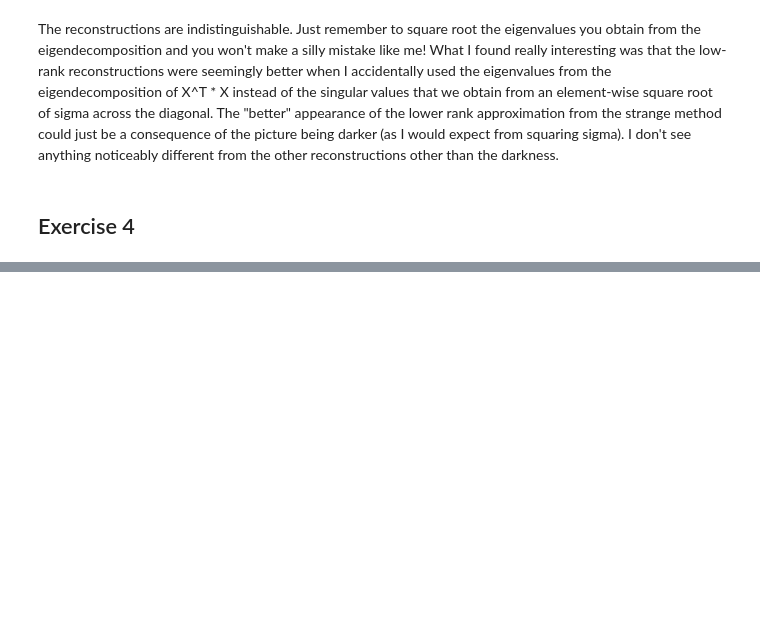
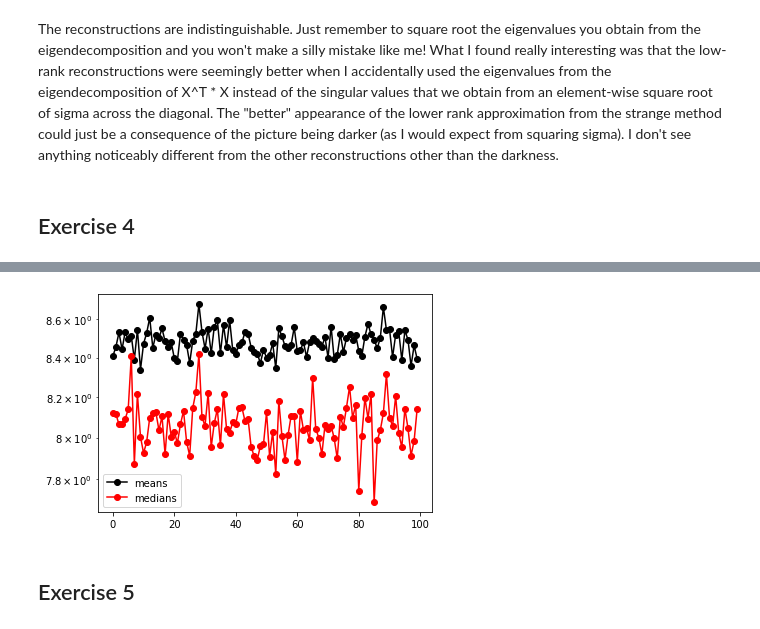
Before and after one commit to stochasticallyconverging/datadrivenengineering, a Jupyter notebook: svd.ipynb, the cells around one changed output, grey strips where cells are left out. Cells and saved outputs as stored; diff of their text form; code cells hidden in the pictures; blank space fills up the shorter version.

```diff
--- a/svd.ipynb
+++ b/svd.ipynb
@@ -144,0 +169,9 @@ The reconstructions are indistinguishable. Just remember to square root the eige
+# %%
+sv_means = np.mean(svdist, axis=0)
+sv_medians = np.median(svdist, axis=0)
+plt.semilogy(sv_means, "-o", color="k", label="means")
+plt.semilogy(sv_medians, "-o", color="r", label="medians")
+plt.legend()
+plt.show()
+# %% [output]
+[figure, added]
@@ -144,0 +192,2 @@ The reconstructions are indistinguishable. Just remember to square root the eige
+# %% [markdown]
+## Exercise 5
```
Also changed, not shown: parts of 30 cells of this notebook, 1 other file.
